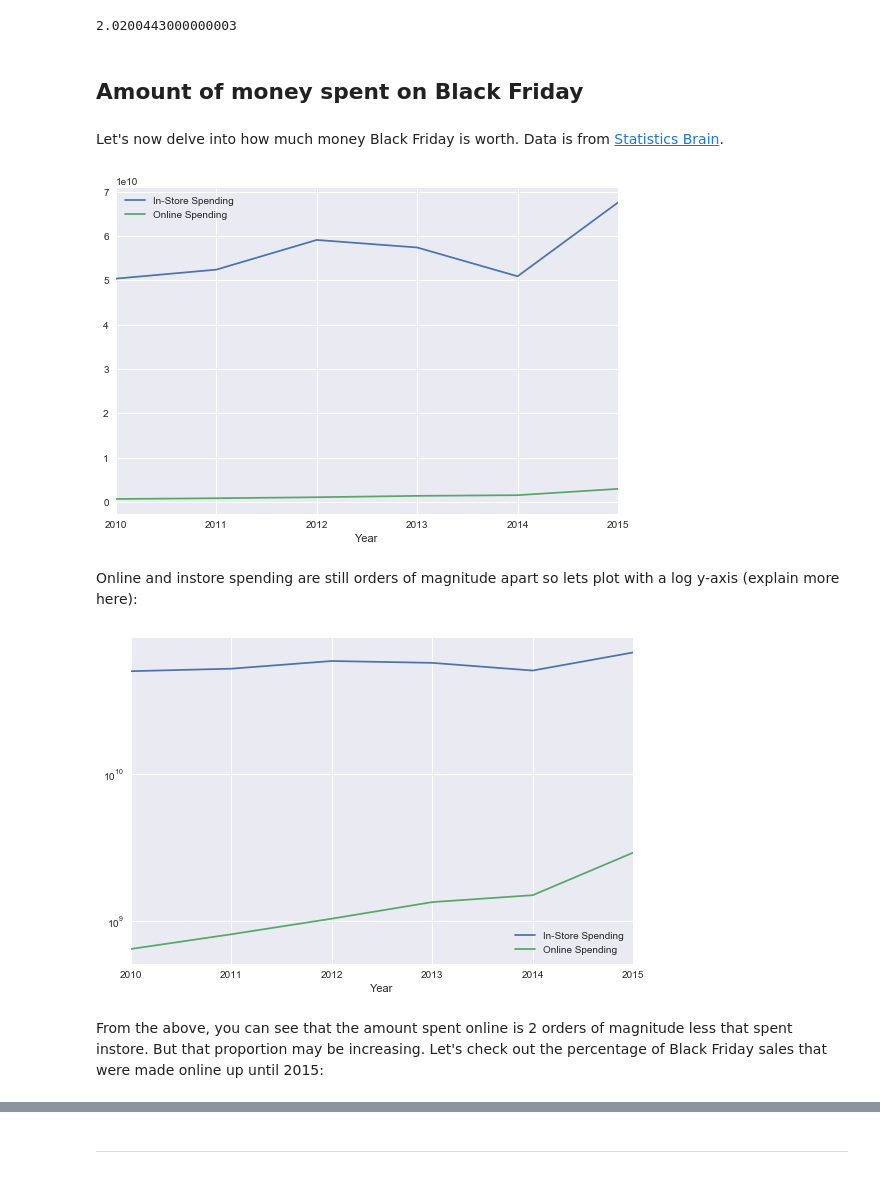
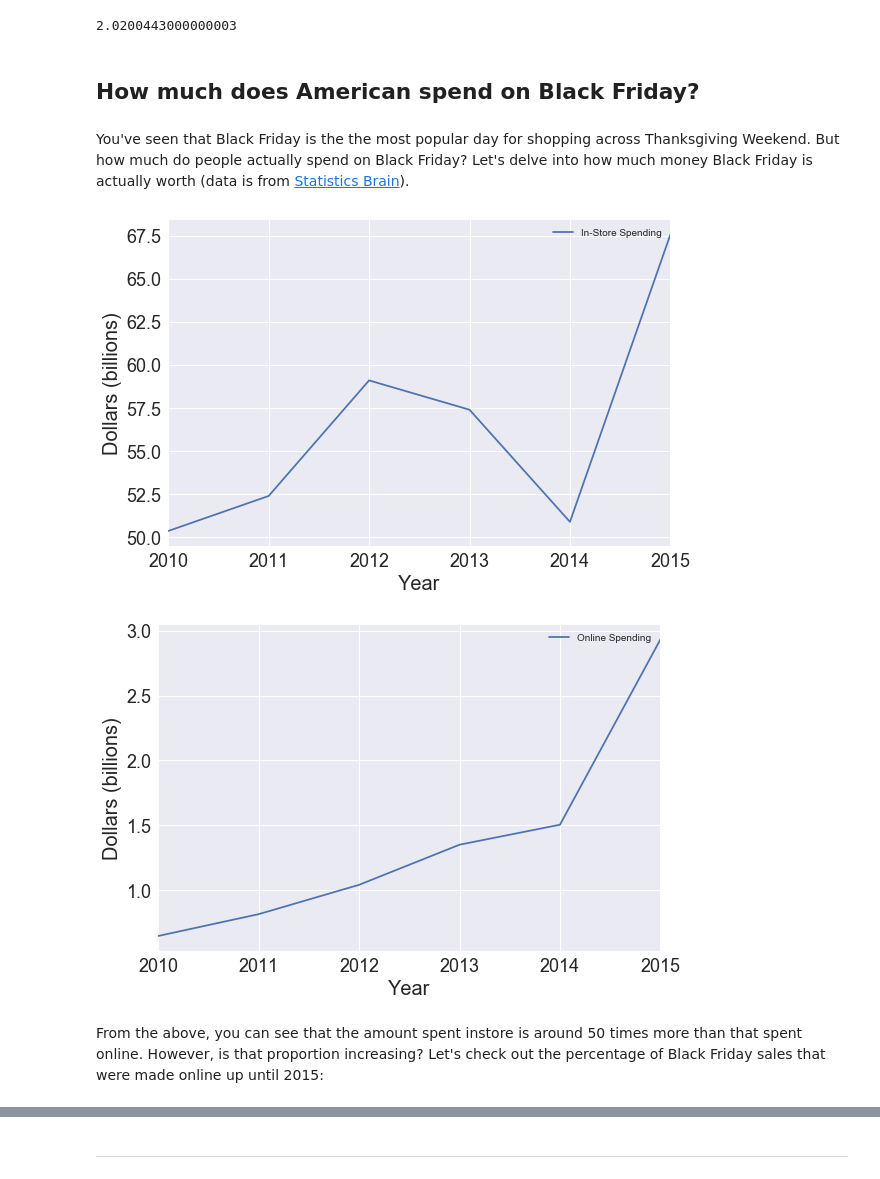
Before and after one commit to datacamp/datacamp-thanksgiving-spending, a Jupyter notebook: thanksgiving_week_spending.ipynb, the cells around one changed output, grey strips where cells are left out. Cells and saved outputs as stored; diff of their text form; code cells hidden in the pictures.

```diff
--- a/thanksgiving_week_spending.ipynb
+++ b/thanksgiving_week_spending.ipynb
@@ -89,23 +96,24 @@ planx['Percent of people'].sum()
 # %% [output]
 2.0200443000000003
 # %% [markdown]
-## Amount of money spent on Black Friday
+## How much does American spend on Black Friday?
 # %% [markdown]
-Let's now delve into how much money Black Friday is worth. Data is from [Statistics Brain](https://www.statisticbrain.com/black-friday-yearly-spending/).
+You've seen that Black Friday is the the most popular day for shopping across Thanksgiving Weekend. But how much do people actually spend on Black Friday? Let's delve into how much money Black Friday is actually worth (data is from [Statistics Brain](https://www.statisticbrain.com/black-friday-yearly-spending/)).
 # %%
 bf = pd.read_csv('data/bf_year.csv', sep='\t')
-bf.head()
-bf.groupby(['Year']).sum()[['In-Store Spending','Online Spending']].plot(figsize=(9,6));
+bf['In-Store Spending'] = bf['In-Store Spending']/(10**9)
+bf['Online Spending'] = bf['Online Spending']/(10**9)
+bf.groupby(['Year']).sum()[['In-Store Spending']].plot(figsize=(9,6), fontsize=18);
+plt.ylabel('Dollars (billions)', size=20);
+plt.xlabel('Year', size=20);
+bf.groupby(['Year']).sum()[['Online Spending']].plot(figsize=(9,6), fontsize=18);
+plt.ylabel('Dollars (billions)', size=20);
+plt.xlabel('Year', size=20);
 # %% [output]
-[figure, old version]
+[figure, new version]
+[figure, added]
-# %% [markdown]
-Online and instore spending are still orders of magnitude apart so lets plot with a log y-axis (explain more here):
-# %%
-bf.groupby(['Year']).sum()[['In-Store Spending','Online Spending']].plot(figsize=(9,6), logy=True);
-# %% [output]
-[figure, removed]
 # %% [markdown]
-From the above, you can see that the amount spent online is 2 orders of magnitude less that spent instore. But that proportion may be increasing. Let's check out the percentage of Black Friday sales that were made online up until 2015:
+From the above, you can see that the amount spent instore is around 50 times more than that spent online. However, is that proportion increasing? Let's check out the percentage of Black Friday sales that were made online up until 2015:
 # %%
 bf['Total Spending'] = bf['In-Store Spending'] + bf['Online Spending']
 bf['Instore proportion'] = bf['In-Store Spending']/bf['Total Spending']
```
Also changed, not shown: parts of 32 cells of this notebook.
